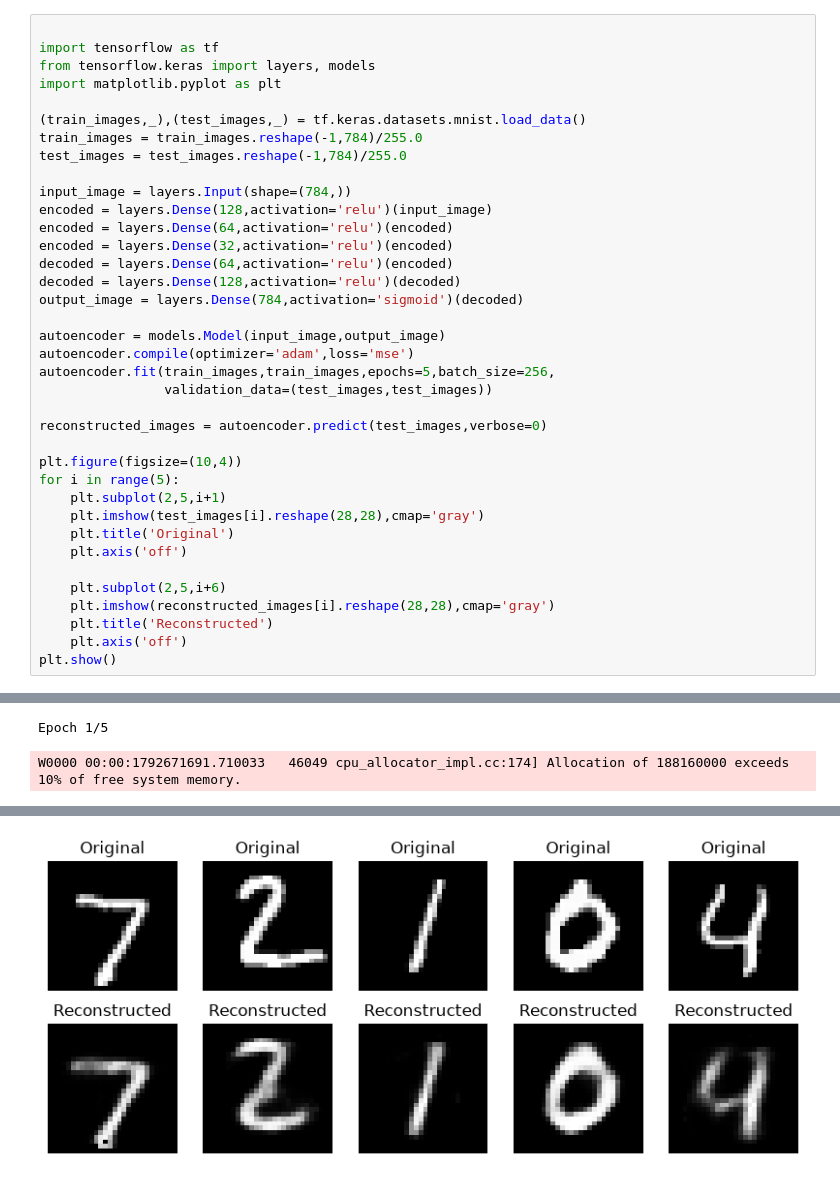
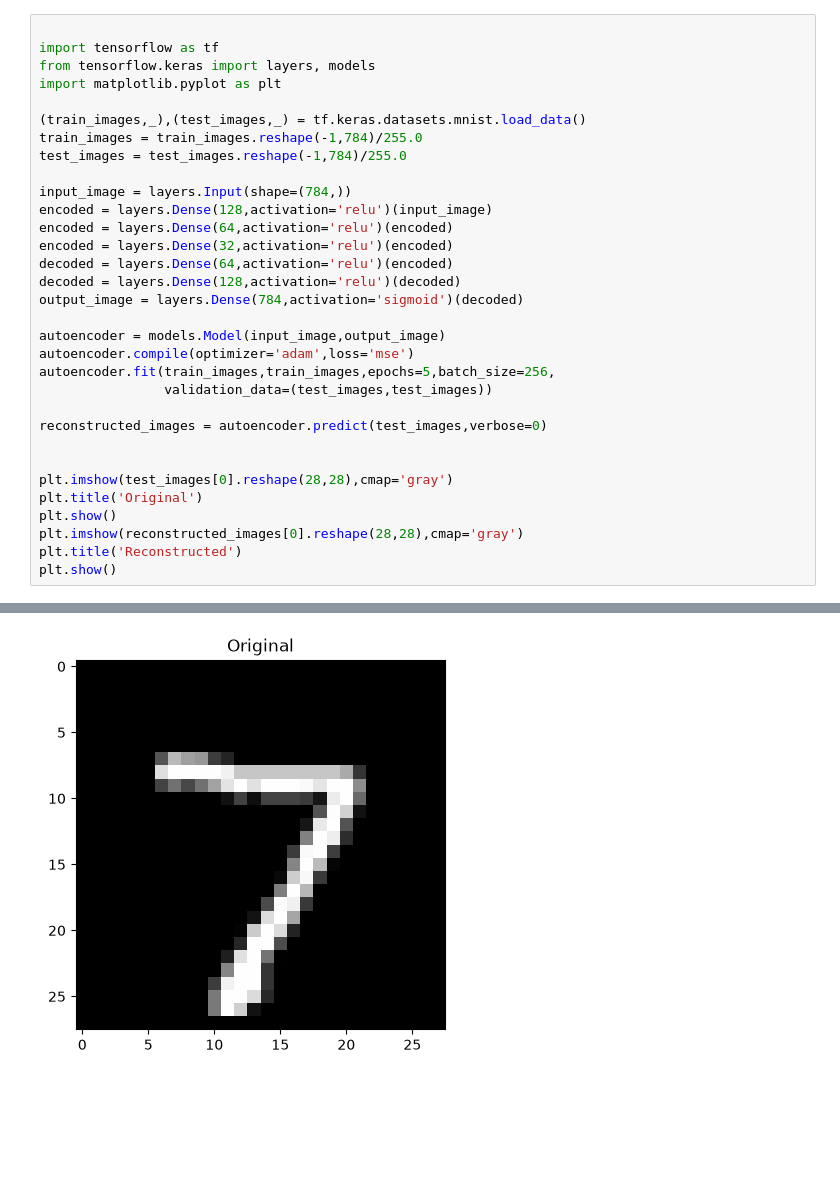
Before and after one commit to chethanbhat7/College, a Jupyter notebook: DL/Experiment-4.ipynb, the cells around one changed output, grey strips where cells are left out. Drawn from its saved outputs; the diff is of its cells as text; blank space fills up the shorter version.

```diff
--- a/DL/Experiment-4.ipynb
+++ b/DL/Experiment-4.ipynb
@@ -23,16 +23,11 @@ autoencoder.fit(train_images,train_images,epochs=5,batch_size=256,
 
 reconstructed_images = autoencoder.predict(test_images,verbose=0)
 
-plt.figure(figsize=(10,4))
-for i in range(5):
-    plt.subplot(2,5,i+1)
-    plt.imshow(test_images[i].reshape(28,28),cmap='gray')
-    plt.title('Original')
-    plt.axis('off')
 
-    plt.subplot(2,5,i+6)
-    plt.imshow(reconstructed_images[i].reshape(28,28),cmap='gray')
-    plt.title('Reconstructed')
-    plt.axis('off')
+plt.imshow(test_images[0].reshape(28,28),cmap='gray')
+plt.title('Original')
 plt.show()
+plt.imshow(reconstructed_images[0].reshape(28,28),cmap='gray')
+plt.title('Reconstructed')
+plt.show()
 # %% [output]
@@ -40,2 +43,0 @@ W0000 00:00:1792671691.261129   46049 cpu_allocator_impl.cc:174] Allocation of 1
-Epoch 1/5
-W0000 00:00:1792671691.710033   46049 cpu_allocator_impl.cc:174] Allocation of 188160000 exceeds 10% of free system memory.
@@ -51 +44 @@ Epoch 5/5
-[figure, old version]
+[figure, new version]
```
Also changed, not shown: parts of 1 cell of this notebook, 10 other files.
